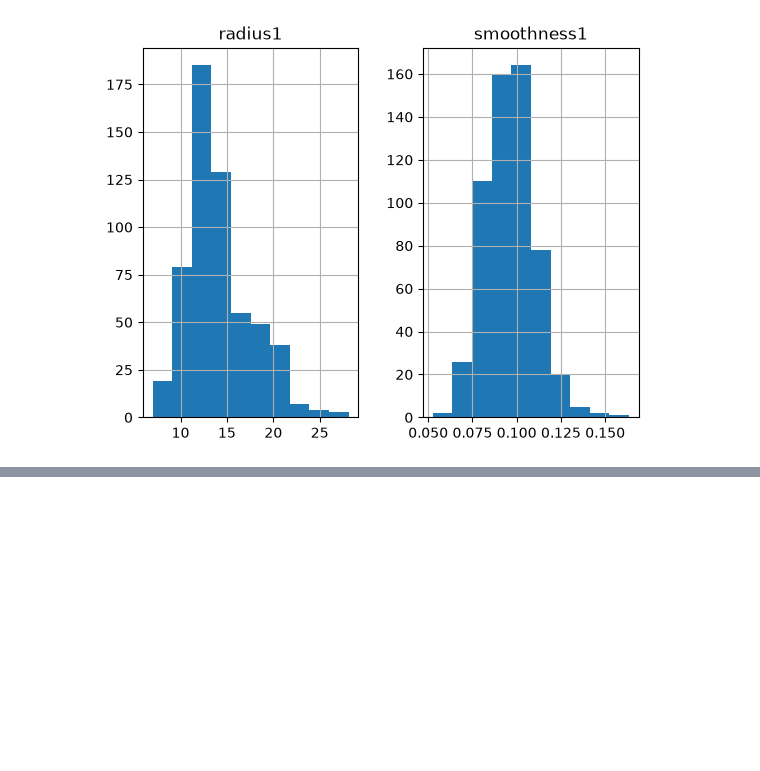
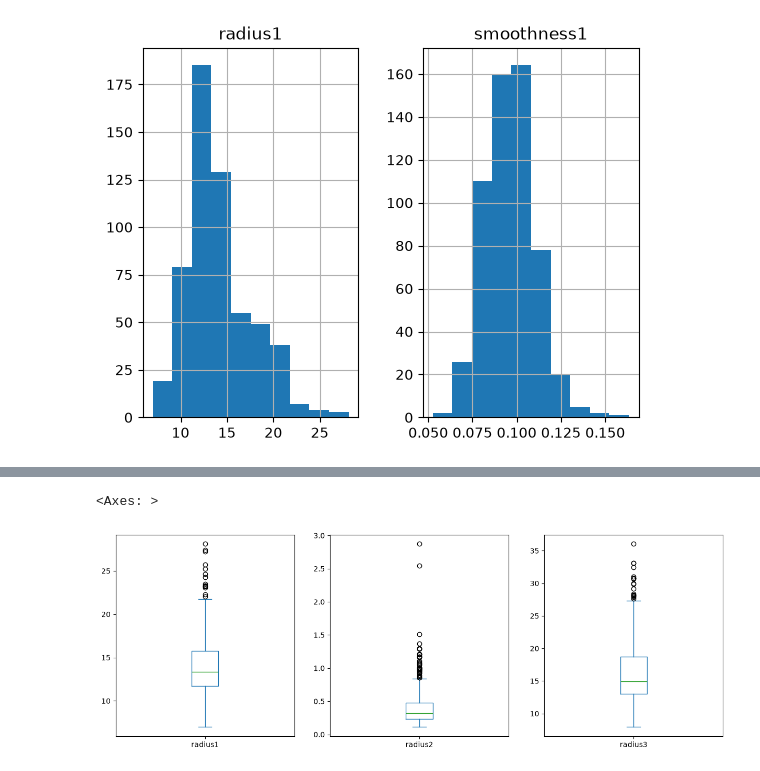
Before and after one commit to lavima/itf31519_2026, a Jupyter notebook: pipeline_baseline_evaluation/workshop_2508.ipynb, the cells around one changed output, grey strips where cells are left out. Saved outputs shown, nothing was run; the diff lists cells and outputs as text; code cells hidden in the pictures; blank space fills up the shorter version.

```diff
--- a/pipeline_baseline_evaluation/workshop_2508.ipynb
+++ b/pipeline_baseline_evaluation/workshop_2508.ipynb
@@ -171,0 +203,8 @@ breast_cancer_dataset['radius1'].plot.kde()
+# %%
+fig, axs = plt.subplots(1,3, figsize=(15,5))
+breast_cancer_dataset['radius1'].plot.box(ax=axs[0])
+breast_cancer_dataset['radius2'].plot.box(ax=axs[1])
+breast_cancer_dataset['radius3'].plot.box(ax=axs[2])
+# %% [output]
+<Axes: >
+[figure, added]
```
Also changed, not shown: parts of 14 cells of this notebook.
